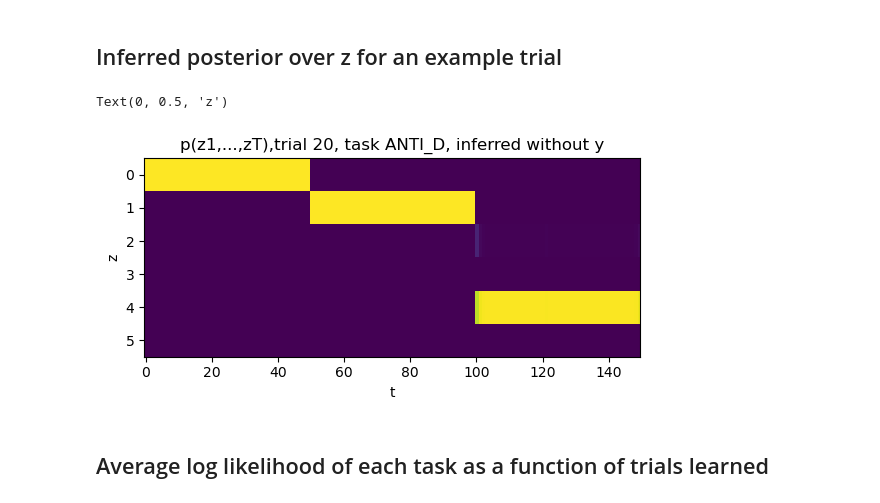
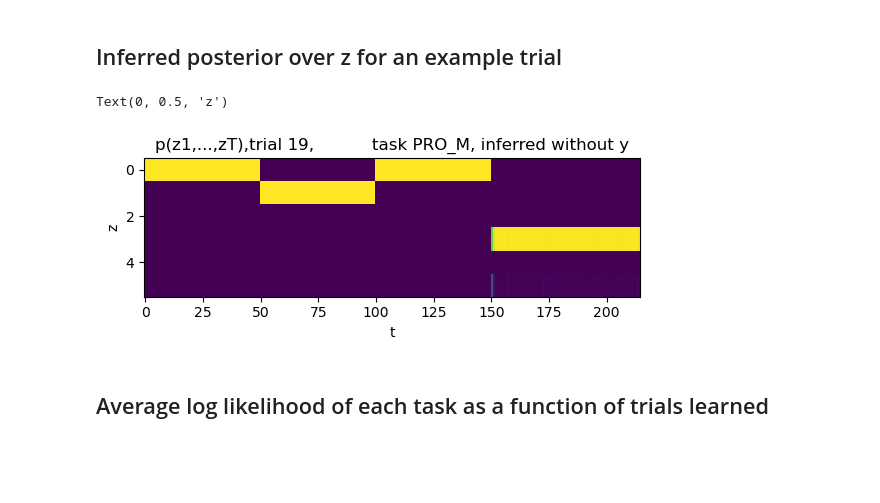
Before and after one commit to hzshan/context_inference_rnn, a Jupyter notebook: task_model_demo.ipynb, the cells around one changed output. Cells and saved outputs as stored; diff of their text form; code cells hidden in the pictures; blank space fills up the shorter version.

Commit message:
add option to do inference using the filtering distribution by setting `forward_only=True`

```diff
--- a/task_model_demo.ipynb
+++ b/task_model_demo.ipynb
@@ -57,21 +60,24 @@ for itrial, trial in enumerate(trials):
 # %%
 inferred_z_after_learning = []
 for _, trial in enumerate(trials):
-    gamma, LL = model.infer(trial, use_y=False)
+    gamma, LL = model.infer(trial, use_y=False, forward_only=True)
     inferred_z_after_learning.append(gamma.sum(0).sum(0))
 # %% [markdown]
 ## Inferred posterior over z for an example trial
 # %%
-trial_ind = 20
+trial_ind = 19
 plt.figure()
+
+
 plt.imshow(inferred_z_after_learning[trial_ind], interpolation='none')
 plt.gca().set_aspect(10)
 plt.xlabel('t')
-plt.title(f'p(z1,...,zT),trial {trial_ind}, task {task_list[trials[trial_ind][0]]}, inferred without y')
+plt.title(f'p(z1,...,zT),trial {trial_ind}, \
+          task {task_list[trials[trial_ind][0]]}, inferred without y')
 plt.ylabel('z')
 # %% [output]
 Text(0, 0.5, 'z')
-[figure, old version]
+[figure, new version]
 # %% [markdown]
 ## Average log likelihood of each task as a function of trials learned
 # %%
```
Also changed, not shown: parts of 1 cell of this notebook, 1 other file.
